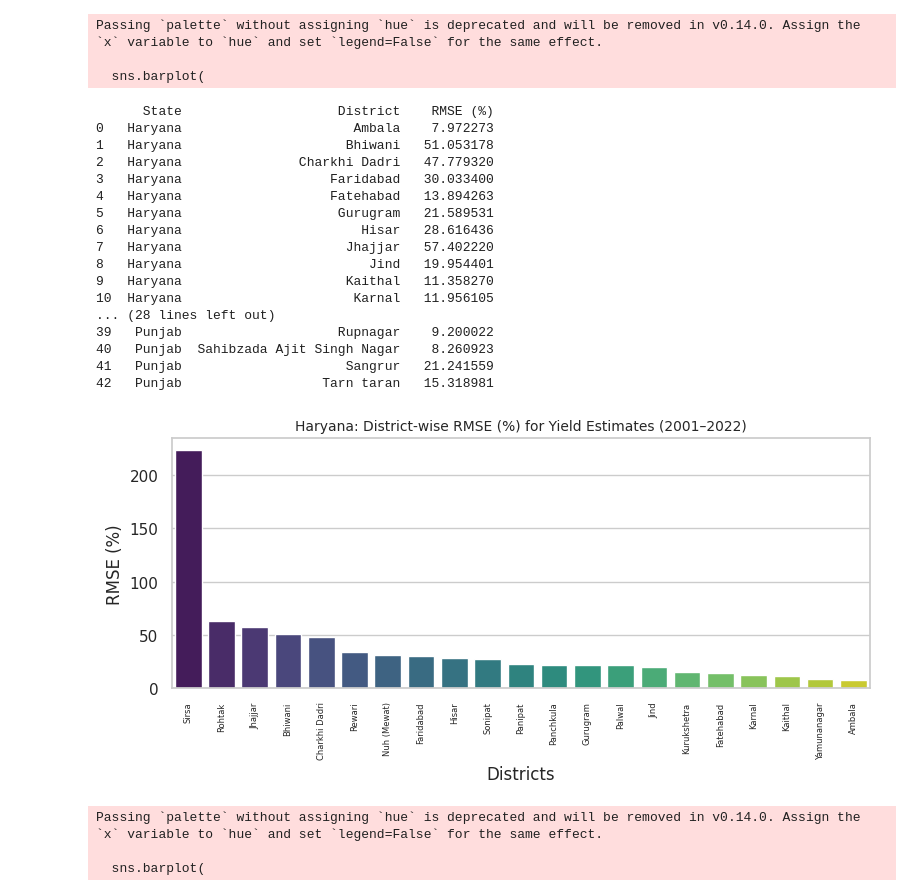
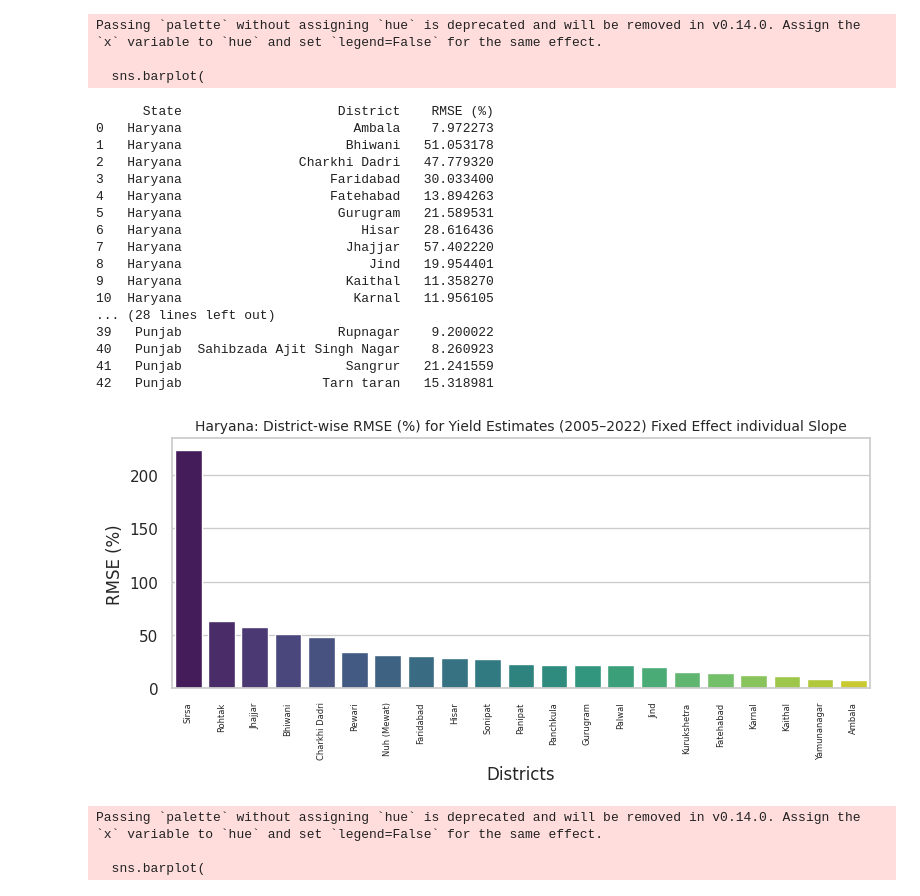
Before and after one commit to RajeshworM/Yield_Modelling_Automation, a Jupyter notebook: scatter_RMSE_sample.ipynb, the cells around one changed output. Saved outputs shown, nothing was run; the diff lists cells and outputs as text; code cells hidden in the pictures.

```diff
--- a/scatter_RMSE_sample.ipynb
+++ b/scatter_RMSE_sample.ipynb
@@ -58,7 +58,7 @@ for state in states_list:
 
         plt.subplots_adjust(top=0.9, hspace=0.3)
         g.fig.suptitle(
-            f"{state} — District-wise Actual vs Estimated Yield — Page {i}",
+            f"{state} — District-wise Actual vs Estimated Yield -Fixed Effect individual Slope — Page {i}",
             fontsize=10
         )
 
@@ -111,35 +111,35 @@ for state in rmse_table["State"].unique():
     sns.barplot(
         data=subset.sort_values("RMSE (%)", ascending=False),
         x="District", y="RMSE (%)", palette="viridis"
     )
     plt.xticks(rotation=90, fontsize=6)
-    plt.title(f"{state}: District-wise RMSE (%) for Yield Estimates (2001–2022)", fontsize=10)
+    plt.title(f"{state}: District-wise RMSE (%) for Yield Estimates (2005–2022) Fixed Effect individual Slope", fontsize=10)
     plt.ylabel("RMSE (%)")
     plt.xlabel("Districts")
     plt.tight_layout()
     plt.show()
 # %% [output]
 Passing `palette` without assigning `hue` is deprecated and will be removed in v0.14.0. Assign the `x` variable to `hue` and set `legend=False` for the same effect.
 
   sns.barplot(
       State                    District    RMSE (%)
 0   Haryana                      Ambala    7.972273
 1   Haryana                     Bhiwani   51.053178
 2   Haryana               Charkhi Dadri   47.779320
 3   Haryana                   Faridabad   30.033400
 4   Haryana                   Fatehabad   13.894263
 5   Haryana                    Gurugram   21.589531
 6   Haryana                       Hisar   28.616436
 7   Haryana                     Jhajjar   57.402220
 8   Haryana                        Jind   19.954401
 9   Haryana                     Kaithal   11.358270
 10  Haryana                      Karnal   11.956105
 ... (28 lines left out)
 39   Punjab                    Rupnagar    9.200022
 40   Punjab  Sahibzada Ajit Singh Nagar    8.260923
 41   Punjab                     Sangrur   21.241559
 42   Punjab                  Tarn taran   15.318981
-[figure, old version]
+[figure, new version]
 Passing `palette` without assigning `hue` is deprecated and will be removed in v0.14.0. Assign the `x` variable to `hue` and set `legend=False` for the same effect.
 
   sns.barplot(
```
Also changed, not shown: parts of 5 cells of this notebook.
